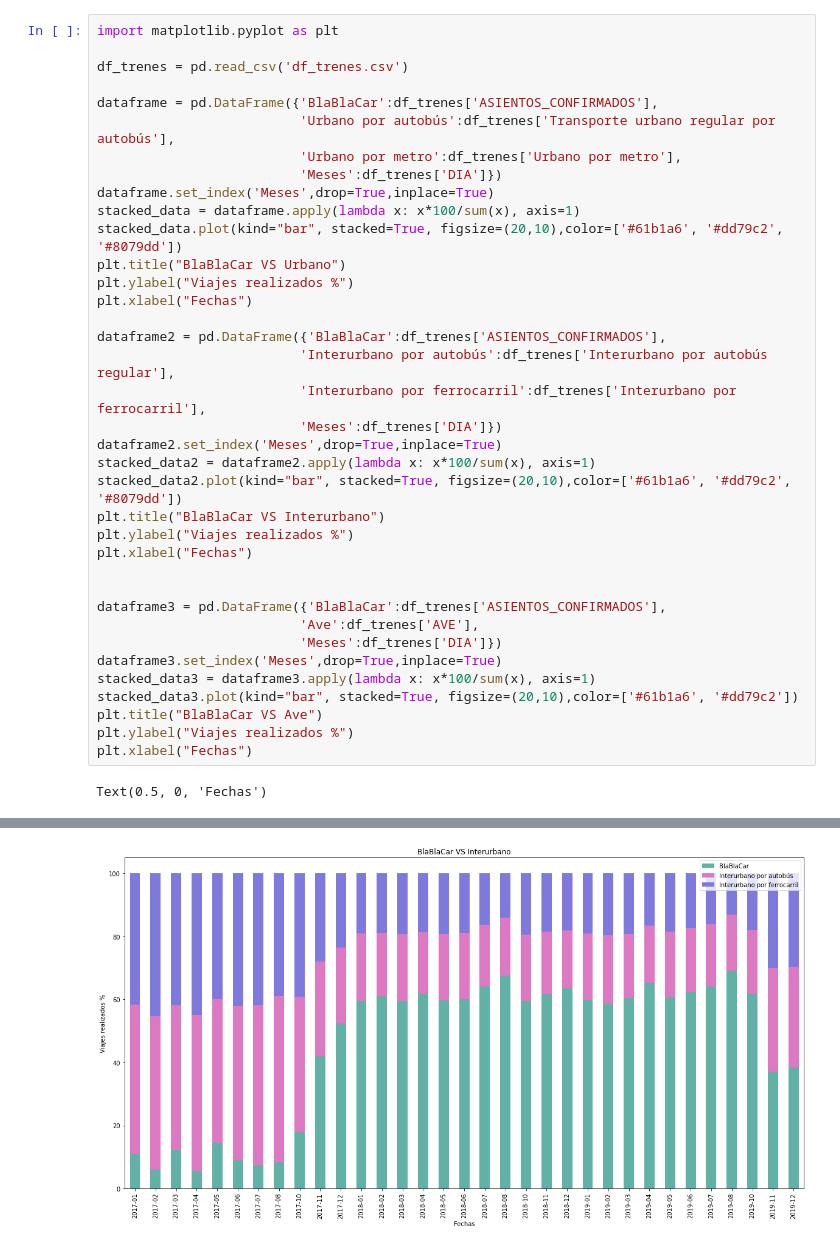
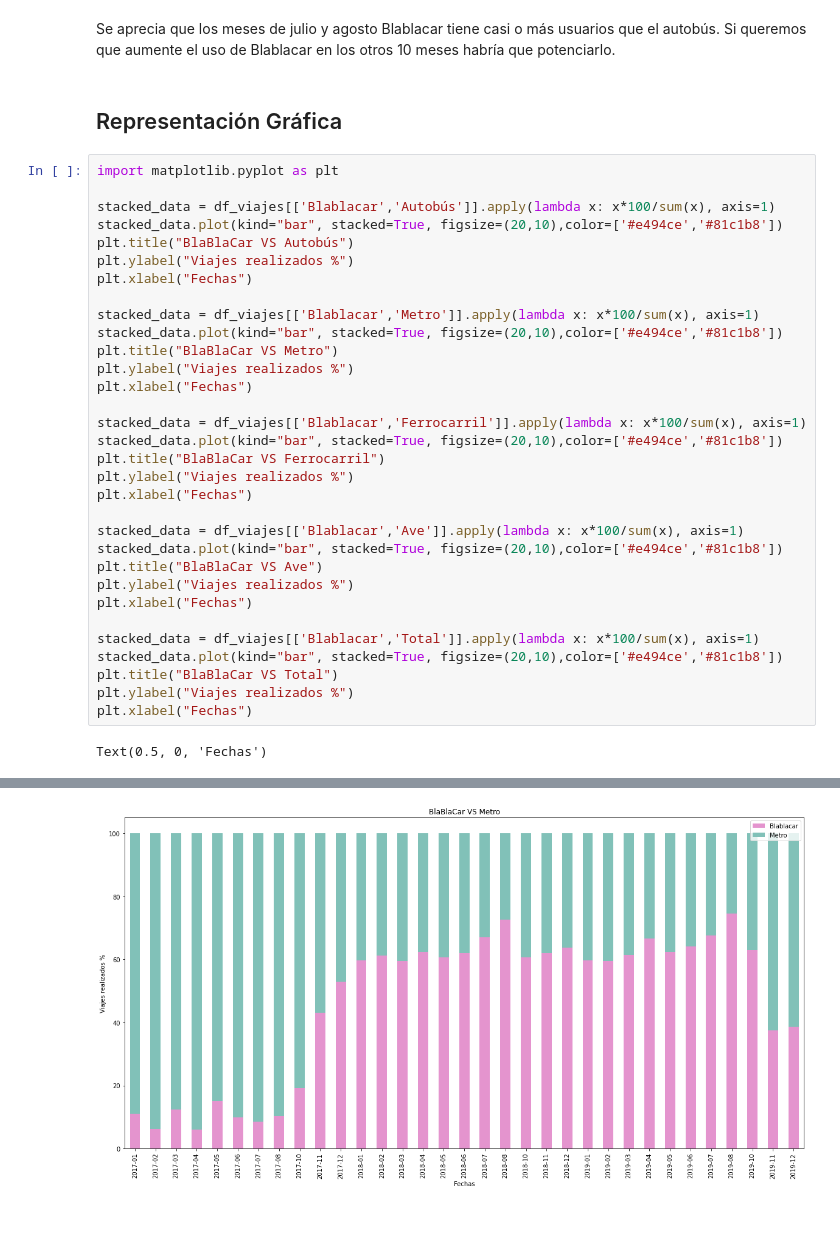
Before and after one commit to JoseAlbertoSeco/BlablacarCarpooling_DataMining, a Jupyter notebook: notebooks/ComparacionTransporte.ipynb, the cells around one changed output, grey strips where cells are left out. Saved outputs shown, nothing was run; the diff lists cells and outputs as text; blank space fills up the shorter version.

```diff
--- a/notebooks/ComparacionTransporte.ipynb
+++ b/notebooks/ComparacionTransporte.ipynb
@@ -74,39 +168,38 @@ Text(0, 0.5, 'Viajes realizados')
+# %% [markdown]
+Se aprecia que los meses de julio y agosto Blablacar tiene casi o más usuarios que el autobús. Si queremos que aumente el uso de Blablacar en los otros 10 meses habría que potenciarlo.
+# %% [markdown]
+## Representación Gráfica
 # %%
 import matplotlib.pyplot as plt
 
-df_trenes = pd.read_csv('df_trenes.csv')
-
-dataframe = pd.DataFrame({'BlaBlaCar':df_trenes['ASIENTOS_CONFIRMADOS'],
-                          'Urbano por autobús':df_trenes['Transporte urbano regular por autobús'],
-                          'Urbano por metro':df_trenes['Urbano por metro'],
-                          'Meses':df_trenes['DIA']})
-dataframe.set_index('Meses',drop=True,inplace=True)
-stacked_data = dataframe.apply(lambda x: x*100/sum(x), axis=1)
-stacked_data.plot(kind="bar", stacked=True, figsize=(20,10),color=['#61b1a6', '#dd79c2', '#8079dd'])
-plt.title("BlaBlaCar VS Urbano")
+stacked_data = df_viajes[['Blablacar','Autobús']].apply(lambda x: x*100/sum(x), axis=1)
+stacked_data.plot(kind="bar", stacked=True, figsize=(20,10),color=['#e494ce','#81c1b8'])
+plt.title("BlaBlaCar VS Autobús")
 plt.ylabel("Viajes realizados %")
 plt.xlabel("Fechas")
 
-dataframe2 = pd.DataFrame({'BlaBlaCar':df_trenes['ASIENTOS_CONFIRMADOS'],
-                          'Interurbano por autobús':df_trenes['Interurbano por autobús regular'],
-                          'Interurbano por ferrocarril':df_trenes['Interurbano por ferrocarril'],
-                          'Meses':df_trenes['DIA']})
-dataframe2.set_index('Meses',drop=True,inplace=True)
-stacked_data2 = dataframe2.apply(lambda x: x*100/sum(x), axis=1)
-stacked_data2.plot(kind="bar", stacked=True, figsize=(20,10),color=['#61b1a6', '#dd79c2', '#8079dd'])
-plt.title("BlaBlaCar VS Interurbano")
+stacked_data = df_viajes[['Blablacar','Metro']].apply(lambda x: x*100/sum(x), axis=1)
+stacked_data.plot(kind="bar", stacked=True, figsize=(20,10),color=['#e494ce','#81c1b8'])
+plt.title("BlaBlaCar VS Metro")
 plt.ylabel("Viajes realizados %")
 plt.xlabel("Fechas")
 
+stacked_data = df_viajes[['Blablacar','Ferrocarril']].apply(lambda x: x*100/sum(x), axis=1)
+stacked_data.plot(kind="bar", stacked=True, figsize=(20,10),color=['#e494ce','#81c1b8'])
+plt.title("BlaBlaCar VS Ferrocarril")
+plt.ylabel("Viajes realizados %")
+plt.xlabel("Fechas")
 
-dataframe3 = pd.DataFrame({'BlaBlaCar':df_trenes['ASIENTOS_CONFIRMADOS'],
-                          'Ave':df_trenes['AVE'],
-                          'Meses':df_trenes['DIA']})
-dataframe3.set_index('Meses',drop=True,inplace=True)
-stacked_data3 = dataframe3.apply(lambda x: x*100/sum(x), axis=1)
-stacked_data3.plot(kind="bar", stacked=True, figsize=(20,10),color=['#61b1a6', '#dd79c2'])
+stacked_data = df_viajes[['Blablacar','Ave']].apply(lambda x: x*100/sum(x), axis=1)
+stacked_data.plot(kind="bar", stacked=True, figsize=(20,10),color=['#e494ce','#81c1b8'])
 plt.title("BlaBlaCar VS Ave")
 plt.ylabel("Viajes realizados %")
 plt.xlabel("Fechas")
+
+stacked_data = df_viajes[['Blablacar','Total']].apply(lambda x: x*100/sum(x), axis=1)
+stacked_data.plot(kind="bar", stacked=True, figsize=(20,10),color=['#e494ce','#81c1b8'])
+plt.title("BlaBlaCar VS Total")
+plt.ylabel("Viajes realizados %")
+plt.xlabel("Fechas")
 # %% [output]
 Text(0.5, 0, 'Fechas')
@@ -114 +207 @@ Text(0.5, 0, 'Fechas')
-[figure, old version]
+[figure, new version]
```
Also changed, not shown: parts of 16 cells of this notebook.
